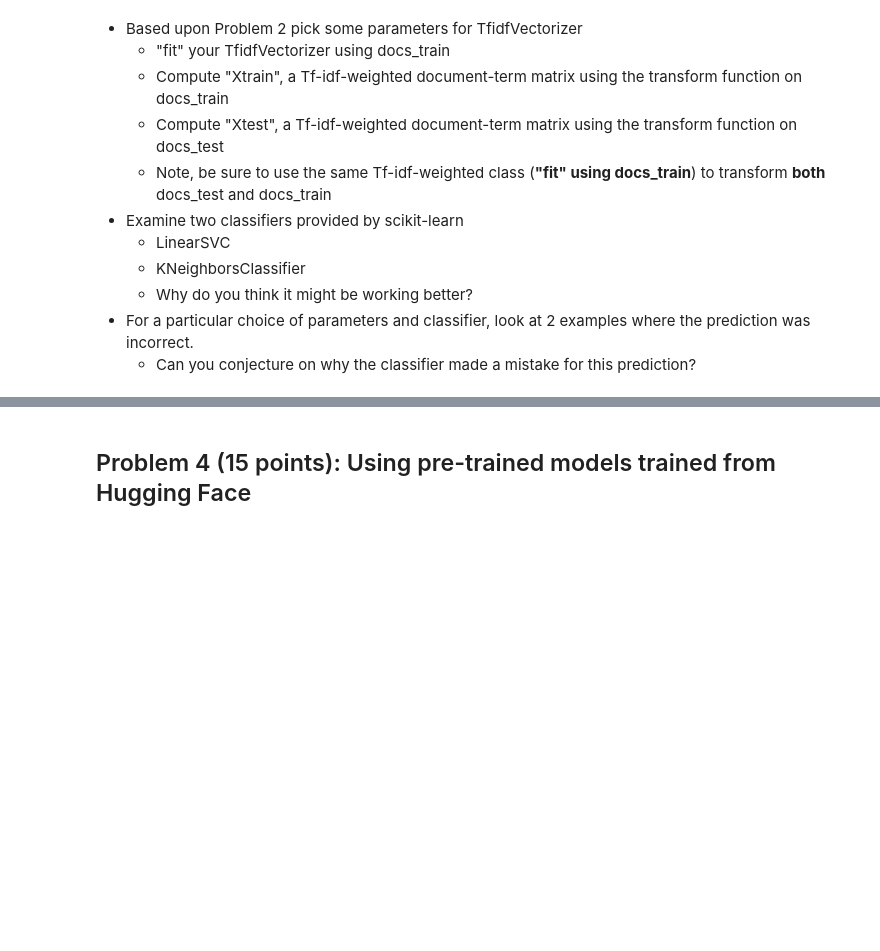
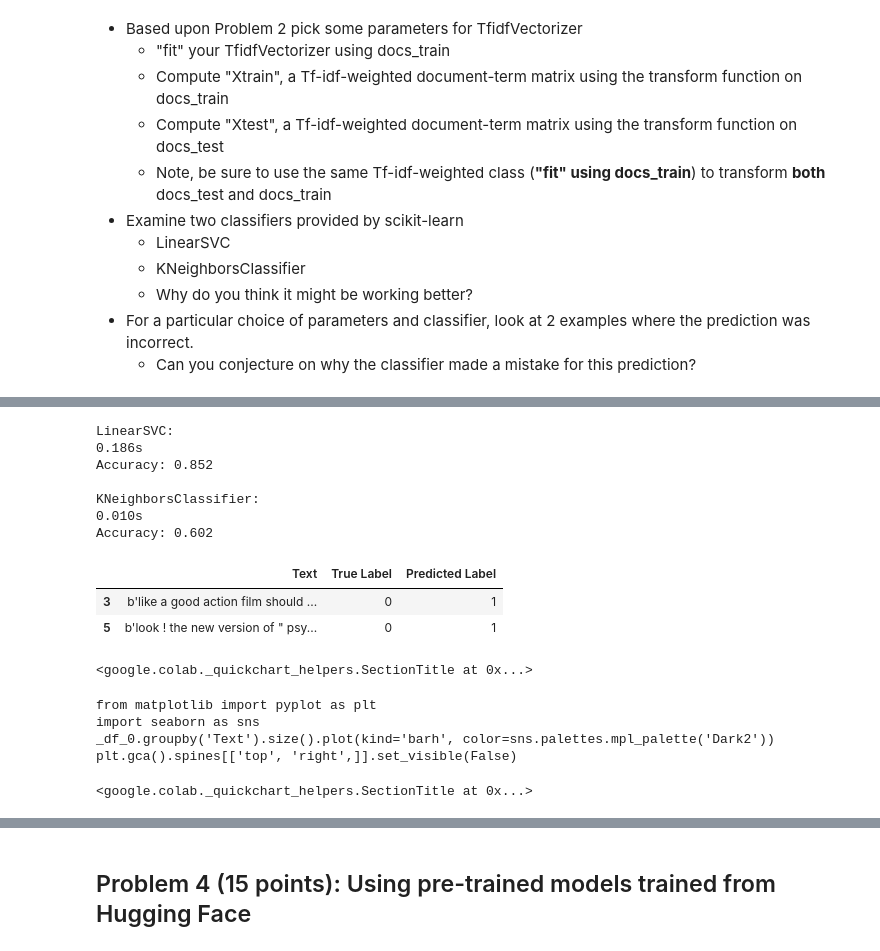
Before and after one commit to ashleighperez/DS3010_A, a Jupyter notebook: Case_Studies/CaseStudy3_NLP.ipynb, the cells around one changed output, grey strips where cells are left out. Saved outputs shown, nothing was run; the diff lists cells and outputs as text; code cells hidden in the pictures; blank space fills up the shorter version.

```diff
--- a/Case_Studies/CaseStudy3_NLP.ipynb
+++ b/Case_Studies/CaseStudy3_NLP.ipynb
@@ -222,0 +206,76 @@ NameError: ignored
+# %%
+from sklearn.feature_extraction.text import TfidfVectorizer
+from sklearn.svm import LinearSVC
+from sklearn.neighbors import KNeighborsClassifier
+from sklearn.neural_network import MLPClassifier
+from sklearn.metrics import accuracy_score
+import time
+import pandas as pd
+
+
+# setting vectorizers
+vectorizer = TfidfVectorizer()
+vectorizer.fit(docs_train)
+Xtrain = vectorizer.transform(docs_train)
+Xtest = vectorizer.transform(docs_test)
+
+## LinearSVC -------------------------------
+#sklearn.svm.LinearSVC(docs_train)
+
+# training data on LinearSVC
+print('LinearSVC:')
+clf = LinearSVC()
+start_t = time.time()
+clf.fit(Xtrain, y_train)
+end_t = time.time()
+print(f"{(end_t - start_t):.3f}s")
+
+# testing data on LinearSVC
+y_pred = clf.predict(Xtest)
+print(f"Accuracy: {accuracy_score(y_test, y_pred):.3f}")
+
+## KNeighborsClassifier ---------------------------
+# traing data on KNeighborsClassifier
+print(f'\nKNeighborsClassifier:')
+clf = KNeighborsClassifier()
+
+start_t = time.time()
+clf.fit(Xtrain, y_train)
+end_t = time.time()
+print(f"{(end_t - start_t):.3f}s")
+
+# testing data on KNeighborsClassifier
+y_pred_K = clf.predict(Xtest)
+print(f"Accuracy: {accuracy_score(y_test, y_pred_K):.3f}")
+
+#Analyzing LinearSVM - start by creating a dataframe of misclassified instances
+
+misclassified_df = pd.DataFrame({
+    'Text': docs_test,
+    'True Label': y_test,
+    'Predicted Label': y_pred
+})
+
+misclassified_df = misclassified_df[misclassified_df['True Label'] != misclassified_df['Predicted Label']]
+
+#print first 2 rows
+misclassified_df.head(2)
+
+# KNeighborsClassifier is much faster but less accurate than LinearSVC
+# %% [output]
+LinearSVC:
+0.186s
+Accuracy: 0.852
+
+KNeighborsClassifier:
+0.010s
+Accuracy: 0.602
+|  | Text | True Label | Predicted Label |
+| 3 | b'like a good action film should ... | 0 | 1 |
+| 5 | b'look ! the new version of " psy... | 0 | 1 |
+<google.colab._quickchart_helpers.SectionTitle at 0x...>
+from matplotlib import pyplot as plt
+import seaborn as sns
+_df_0.groupby('Text').size().plot(kind='barh', color=sns.palettes.mpl_palette('Dark2'))
+plt.gca().spines[['top', 'right',]].set_visible(False)
+<google.colab._quickchart_helpers.SectionTitle at 0x...>
```
Also changed, not shown: parts of 5 cells of this notebook.
